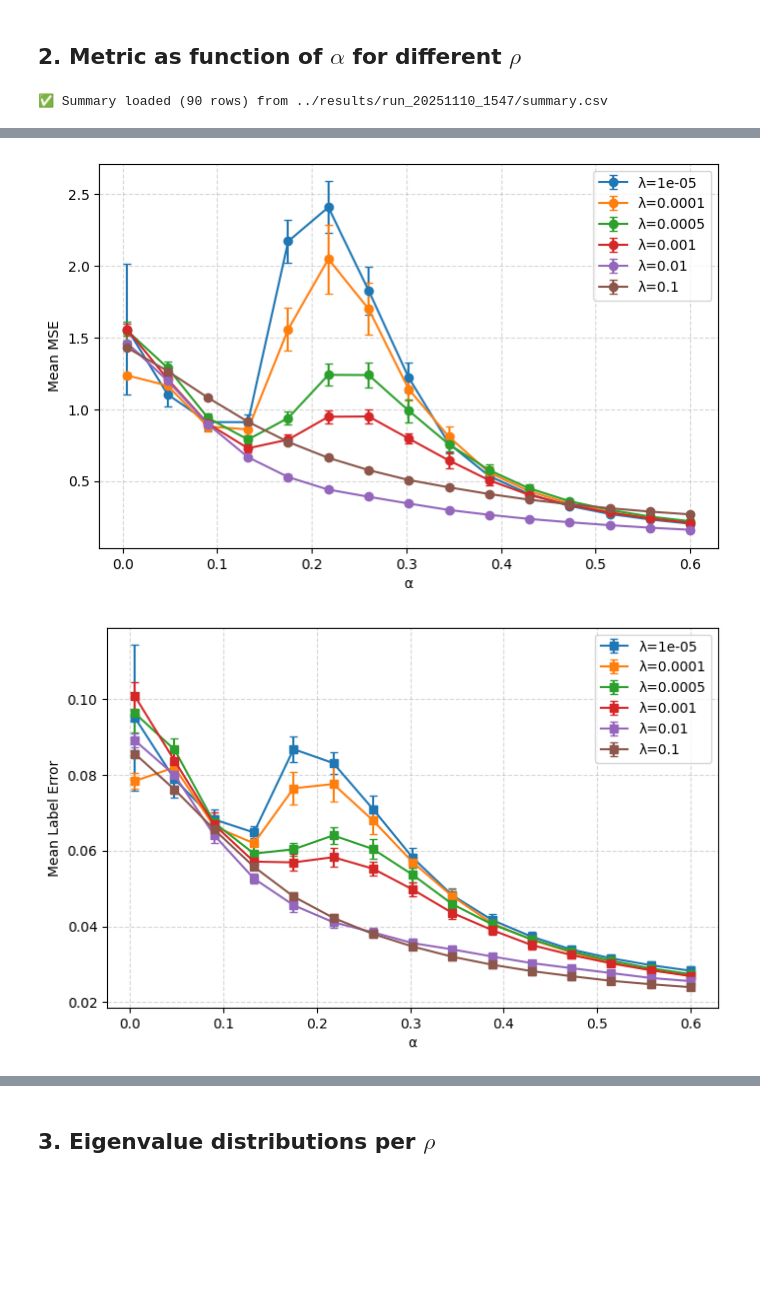
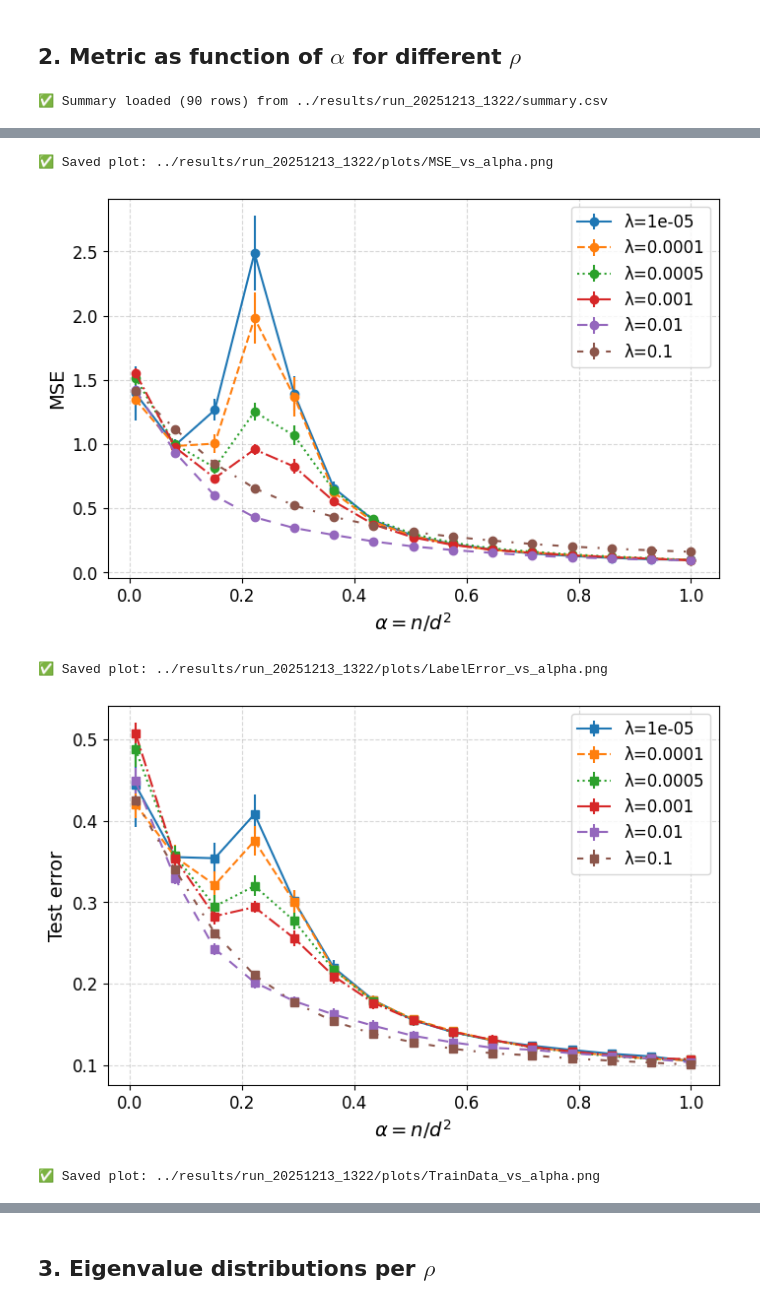
Before and after one commit to victor-pcll/Exploring-transformers-empirically, a Jupyter notebook: notebook/ERM_tied_visua.ipynb, the cells around one changed output, grey strips where cells are left out. Saved outputs shown, nothing was run; the diff lists cells and outputs as text; code cells hidden in the pictures; blank space fills up the shorter version.

```diff
--- a/notebook/ERM_tied_visua.ipynb
+++ b/notebook/ERM_tied_visua.ipynb
@@ -12,8 +13,9 @@ run_id = "20251110_1547"
 # %% [markdown]
 ## 1. experiment config
 # %%
-# --- Path to your local folder ---
+run_dir = f"../results/run_{run_id}/"
 config_path = f"../results/run_{run_id}/config.csv"
+base_path = f"../results/run_{run_id}/summary.csv"
 
 # --- Read the CSV file ---
 config = pd.read_csv(config_path)
@@ -21,4 +23,7 @@ print(f"⚙️ Config loaded ({len(config)} rows) from {config_path}")
 
 # --- Quick preview ---
 display(config)
+
+plot_path = f"../results/run_{run_id}/plots/"
+os.makedirs(plot_path, exist_ok=True)
 # %% [output]
@@ -26,9 +47,6 @@ FileNotFoundError: [Errno 2] No such file or directory: '../results/run_20251110
 # %% [markdown]
 ## 2. Metric as function of $\alpha$ for different $\rho$
 # %%
-# --- Path to your local folder ---
-base_path = f"../results/run_{run_id}/summary.csv"
-
 # --- Read the CSV file ---
 df = pd.read_csv(base_path)
 print(f"✅ Summary loaded ({len(df)} rows) from {base_path}")
@@ -36,44 +54,69 @@ print(f"✅ Summary loaded ({len(df)} rows) from {base_path}")
 # --- Quick preview ---
 display(df.head())
 
+linestyles = [
+    "-",
+    "--",
+    ":",
+    "-.",
+    (0, (5, 5)),
+    (0, (3, 5, 1, 5)),
+    (0, (3, 3))
+]
+
+alpha_ticks = np.linspace(df["alpha"].min(), df["alpha"].max(), 3)  # 5 ticks seulement
+
 # --- Plot MSE vs alpha with error bars (grouped by lambda) ---
 plt.figure(figsize=(8, 5))
-for lam in sorted(df["lam"].unique()):
+for i, lam in enumerate(sorted(df["lam"].unique())):
     subset = df[df["lam"] == lam].sort_values("alpha")  # Sort by alpha
     plt.errorbar(subset["alpha"], subset["MSE_mean"], yerr=subset.get("MSE_std", 0),
-                 marker='o', capsize=3, label=f"λ={lam}")
-plt.xlabel("α")
-plt.ylabel("Mean MSE")
-# plt.title(f"MSE vs α")
-plt.legend()
+                 marker='o', capsize=0, label=f"λ={lam}", ls=linestyles[i % len(linestyles)])
+# --- Réduire le nombre de ticks ---
+plt.xticks(fontsize=12)
+plt.yticks(fontsize=12)
+plt.xlabel(r"$\alpha = n / d^2$", fontsize=14)
+plt.ylabel("MSE", fontsize=14)
+plt.legend(fontsize=12)
 plt.grid(True, linestyle="--", alpha=0.5)
+mse_path = os.path.join(plot_path, "MSE_vs_alpha.png")
+plt.savefig(mse_path, dpi=300, bbox_inches='tight')
+print(f"✅ Saved plot: {mse_path}")
 plt.show()
 
 # --- Plot Label Error vs alpha with error bars (grouped by lambda) ---
 plt.figure(figsize=(8, 5))
-for lam in sorted(df["lam"].unique()):
+for i, lam in enumerate(sorted(df["lam"].unique())):
     subset = df[df["lam"] == lam].sort_values("alpha")
     plt.errorbar(subset["alpha"], subset["label_err_mean_noise"], yerr=subset.get("label_err_std_noise", 0),
-                 marker='s', capsize=3, label=f"λ={lam}")
-plt.xlabel("α")
-plt.ylabel("Mean Label Error")
-# plt.title(f"Label Error vs α")
-plt.legend()
+                 marker='s', capsize=0, label=f"λ={lam}", ls=linestyles[i % len(linestyles)])
+plt.xticks(fontsize=12)
+plt.yticks(fontsize=12)
+plt.xlabel(r"$\alpha = n / d^2$", fontsize=14)
+plt.ylabel("Test error", fontsize=14)
+plt.legend(fontsize=12)
 plt.grid(True, linestyle="--", alpha=0.5)
+label_err_path = os.path.join(plot_path, "LabelError_vs_alpha.png")
+plt.savefig(label_err_path, dpi=300, bbox_inches='tight')
+print(f"✅ Saved plot: {label_err_path}")
 plt.show()
 
 # --- Plot Train Data vs alpha with error bars (grouped by lambda) ---
 plt.figure(figsize=(8, 5))
-for lam in sorted(df["lam"].unique()):
+for i, lam in enumerate(sorted(df["lam"].unique())):
     subset = df[df["lam"] == lam].sort_values("alpha")
     plt.errorbar(subset["alpha"], subset["train_data_mean"], yerr=subset.get("train_data_std", 0),
-                 marker='^', capsize=3, label=f"λ={lam}")
-plt.xlabel("α")
-plt.ylabel("Mean Train Data")
-# plt.title(f"Train Data vs α (run {run_id})")
-plt.legend()
+                 marker='^', capsize=0, label=f"λ={lam}", ls=linestyles[i % len(linestyles)])
+plt.xticks(fontsize=12)
+plt.yticks(fontsize=12)
+plt.xlabel(r"$\alpha = n / d^2$", fontsize=14)
+plt.ylabel("Train Data", fontsize=14)
+plt.legend(fontsize=12)
 plt.grid(True, linestyle="--", alpha=0.5)
+train_data_path = os.path.join(plot_path, "TrainData_vs_alpha.png")
+plt.savefig(train_data_path, dpi=300, bbox_inches='tight')
+print(f"✅ Saved plot: {train_data_path}")
 plt.show()
 # %% [output]
-✅ Summary loaded (90 rows) from ../results/run_20251110_1547/summary.csv
+✅ Summary loaded (90 rows) from ../results/run_20251213_1322/summary.csv
 |  | alpha | alpha_idx | lam | rho | MSE_mean | MSE_std | label_err_mean | label_err_std | ... |
@@ -85,2 +128,5 @@ plt.show()
+✅ Saved plot: ../results/run_20251213_1322/plots/MSE_vs_alpha.png
-[figure, old version]
+[figure, new version]
+✅ Saved plot: ../results/run_20251213_1322/plots/LabelError_vs_alpha.png
-[figure, old version]
+[figure, new version]
+✅ Saved plot: ../results/run_20251213_1322/plots/TrainData_vs_alpha.png
```
Also changed, not shown: parts of 4 cells of this notebook, 54 other files.
